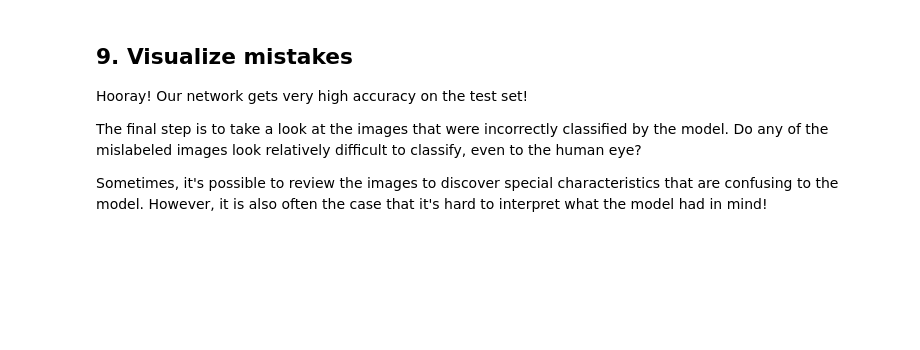
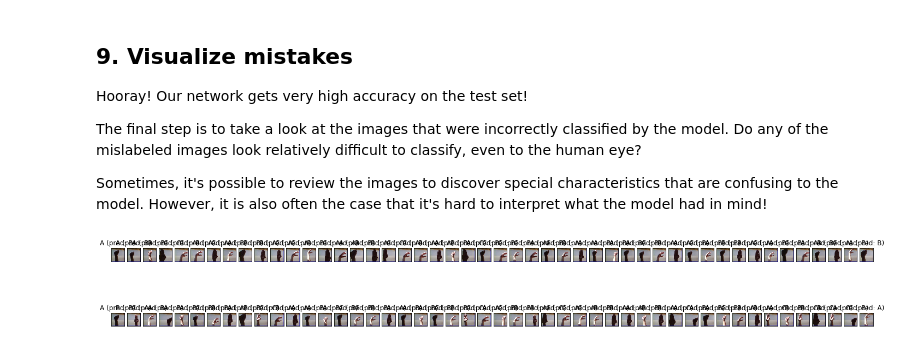
Before and after one commit to godslayer999/ML-Projects, a Jupyter notebook: ASL Recognition with Deep Learning/ASL Recognition with Deep Learning.ipynb, the cells around one changed output. Cells and saved outputs as stored; diff of their text form; code cells hidden in the pictures; blank space fills up the shorter version.

```diff
--- a/ASL Recognition with Deep Learning/ASL Recognition with Deep Learning.ipynb
+++ b/ASL Recognition with Deep Learning/ASL Recognition with Deep Learning.ipynb
@@ -79,10 +84,10 @@ print("\tA: {}, B: {}, C: {}".format(num_A_test, num_B_test, num_C_test))
 from keras.utils import np_utils
 
 # One-hot encode the training labels
-y_train_OH = ...
+y_train_OH = np_utils.to_categorical(y_train)
 
 # One-hot encode the test labels
-y_test_OH = ...
+y_test_OH = np_utils.to_categorical(y_test)
 # %% [markdown]
 ## 5. Define the model
 <p>Now it's time to define a convolutional neural network to classify the data.</p>
@@ -97,11 +102,11 @@ model = Sequential()
 model.add(Conv2D(filters=5, kernel_size=5, padding='same', activation='relu',
                         input_shape=(50, 50, 3)))
 # Add a max pooling layer
-model.add(...)
+model.add(MaxPooling2D(4))
 # Add a convolutional layer
-model.add(...)
+model.add(Conv2D(filters=15, kernel_size=5, padding='same', activation='relu'))
 # Add another max pooling layer
-model.add(...)
+model.add(MaxPooling2D(4))
 # Flatten and feed to output layer
 model.add(Flatten())
 model.add(Dense(3, activation='softmax'))
@@ -113,12 +139,12 @@ model.summary()
 <p>After we have defined a neural network in Keras, the next step is to compile it! </p>
 # %%
 # Compile the model
-model.compile(optimizer=...,
-              loss=...,
-              metrics=...)
+model.compile(optimizer='rmsprop',
+              loss='categorical_crossentropy',
+              metrics=['accuracy'])
 # %% [markdown]
 ## 7. Train the model
 <p>Once we have compiled the model, we're ready to fit it to the training data.</p>
 # %%
 # Train the model
-hist = model.fit(...)
+hist = model.fit(x_train, y_train_OH, epochs=2, validation_split=0.2, batch_size=32)
@@ -139,17 +172,19 @@ print('Test accuracy:', score[1])
 <p>Sometimes, it's possible to review the images to discover special characteristics that are confusing to the model.  However, it is also often the case that it's hard to interpret what the model had in mind!</p>
 # %%
 # Get predicted probabilities for test dataset
-y_probs = ...
+y_probs = model.predict(x_test)
 
 # Get predicted labels for test dataset
-y_preds = ...
+y_preds = np.argmax(y_probs, axis=1)
 
 # Indices corresponding to test images which were mislabeled
-bad_test_idxs = ...
+bad_test_idxs = np.where(y_preds != y_test)[0]
 
 # Print mislabeled examples
 fig = plt.figure(figsize=(25,4))
 for i, idx in enumerate(bad_test_idxs):
     ax = fig.add_subplot(2, np.ceil(len(bad_test_idxs)/2), i + 1, xticks=[], yticks=[])
     ax.imshow(np.squeeze(x_test[idx]))
     ax.set_title("{} (pred: {})".format(labels[y_test[idx]], labels[y_preds[idx]]))
+# %% [output]
+[figure, added]
```
Also changed, not shown: parts of 6 cells of this notebook.
